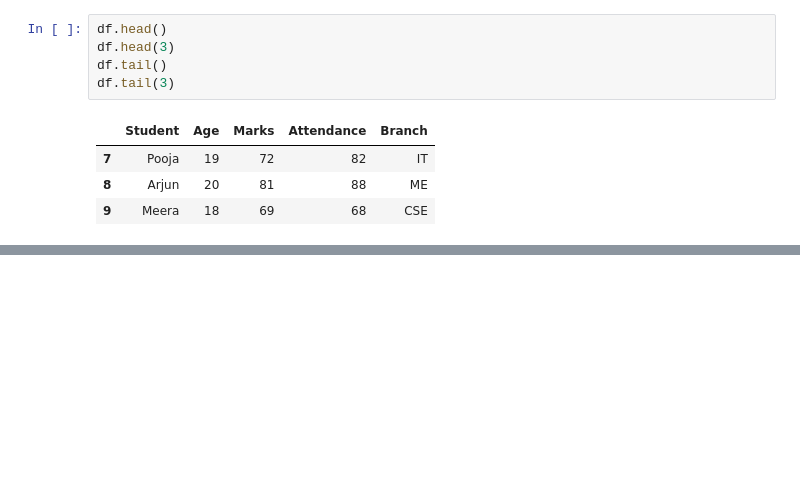
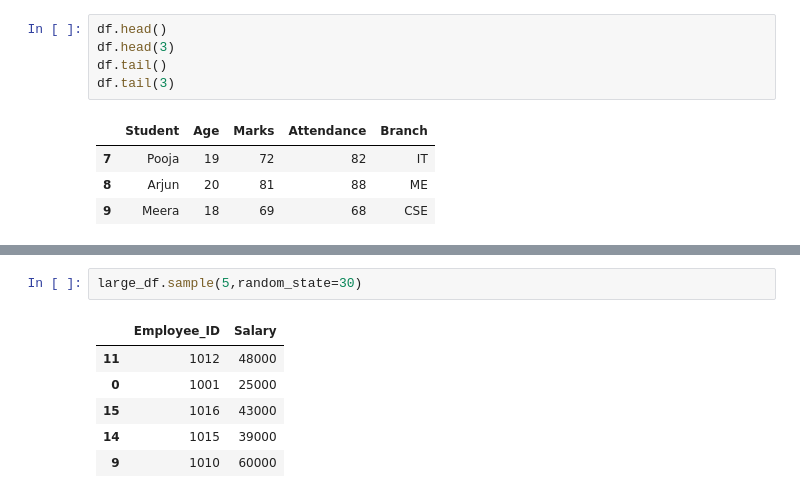
Before and after one commit to yadavshubham8871-afk/Pandas, a Jupyter notebook: Pandas_2.ipynb, the cells around one changed output, grey strips where cells are left out. Drawn from its saved outputs; the diff is of its cells as text; blank space fills up the shorter version.

```diff
--- a/Pandas_2.ipynb
+++ b/Pandas_2.ipynb
@@ -51,0 +95,9 @@ df.sample(3)
+# %%
+large_df.sample(5,random_state=30)
+# %% [output]
+|  | Employee_ID | Salary |
+| 11 | 1012 | 48000 |
+| 0 | 1001 | 25000 |
+| 15 | 1016 | 43000 |
+| 14 | 1015 | 39000 |
+| 9 | 1010 | 60000 |
```
Also changed, not shown: parts of 27 cells of this notebook.
